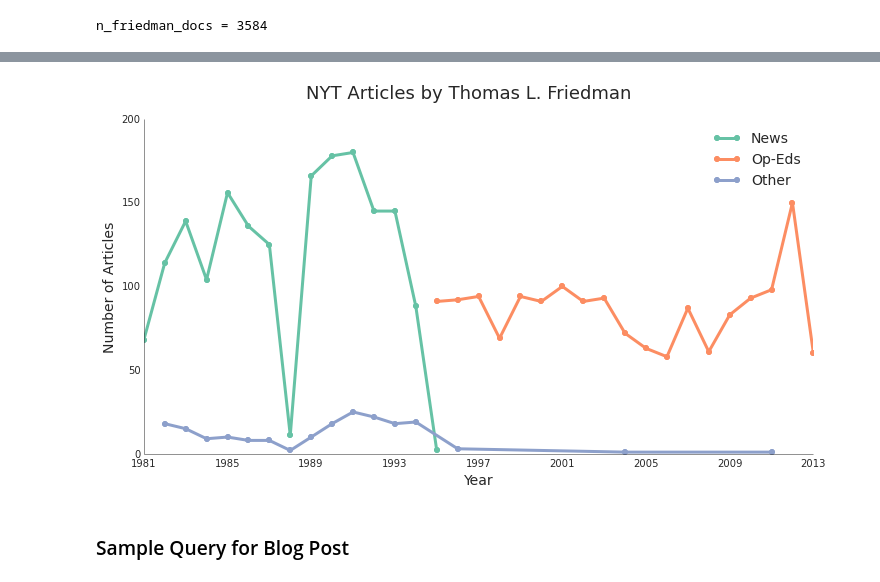
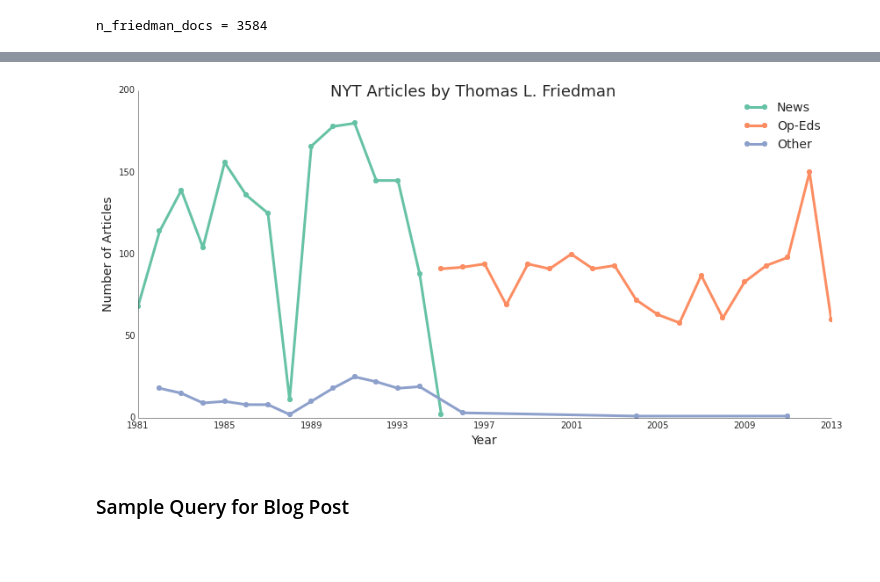
Before and after one commit to bdewilde/thomas_friedman_nlp, a Jupyter notebook: friedman_corpus_pt1.ipynb, the cells around one changed output, grey strips where cells are left out. Cells and saved outputs as stored; diff of their text form; code cells hidden in the pictures; blank space fills up the shorter version.

```diff
--- a/friedman_corpus_pt1.ipynb
+++ b/friedman_corpus_pt1.ipynb
@@ -522,0 +544,4 @@ docs = cPickle.load(open('data/raw/all_friedman_docs_fulltext.pkl', 'r'))
+# %%
+for doc in docs:
+    if (doc.get('byline') and 'FRIEDMAN' not in str(doc['byline']).upper()):# or not doc.get('byline'):
+        print '\n', doc['byline'].get('original'), doc.get('snippet')
@@ -599,31 +778,38 @@ df['ymd'] = df['pub_date'].apply(lambda d: parse_date(d).date())
 # %%
+from dateutil.parser import parse as parse_date
+import matplotlib.pyplot as plt
+import pandas as pd
+import prettyplotlib as ppl
+
 oped_counts = pd.groupby(df[df['type_of_material'] == 'Op-Ed'], by='y')['full_text'].count()
 news_counts = pd.groupby(df[df['type_of_material'] == 'News'], by='y')['full_text'].count()
 other_counts = pd.groupby(df[~df['type_of_material'].isin(['News', 'Op-Ed'])], by='y')['full_text'].count()
 
 fig = plt.figure(figsize=(12,6), dpi=100)
 suptitle = fig.suptitle('NYT Articles by Thomas L. Friedman', fontsize=18)
 
 ax = fig.add_subplot(1,1,1)
 ppl.plot(ax, news_counts.index, news_counts.values,
          linewidth=3, marker='o', markersize=6, markeredgewidth=0.0,
          label='News')
 ppl.plot(ax, oped_counts.index, oped_counts.values,
          linewidth=3, marker='o', markersize=6, markeredgewidth=0.0,
          label='Op-Eds')
 ppl.plot(ax, other_counts.index, other_counts.values,
          linewidth=3, marker='o', markersize=6, markeredgewidth=0.0,
          label='Other')
 
 xlab = ax.set_xlabel('Year', fontsize=14)
 ylab = ax.set_ylabel('Number of Articles', fontsize=14)
 ylim = ax.set_ylim((0,ax.get_ylim()[1]+20))
 
 leg = plt.legend(loc='upper right', frameon=False, fontsize=14)
 
-fig.savefig('/Users/bjdewilde/Desktop/data_science/projects/thomas_friedman_nlp/viz/article_counts.png', dpi=200)
+plt.tight_layout()
+
+fig.savefig('/Users/bjdewilde/Desktop/data_science/projects/thomas_friedman_nlp/viz/article_counts_by_type_over_time.png', dpi=300)
 # %% [output]
-[figure, old version]
+[figure, new version]
 # %%
 # save the cleaned docs!
 cPickle.dump(ujson.loads(df.to_json(orient='records', date_format='iso')),
```
Also changed, not shown: parts of 25 cells of this notebook, 5 other files.
